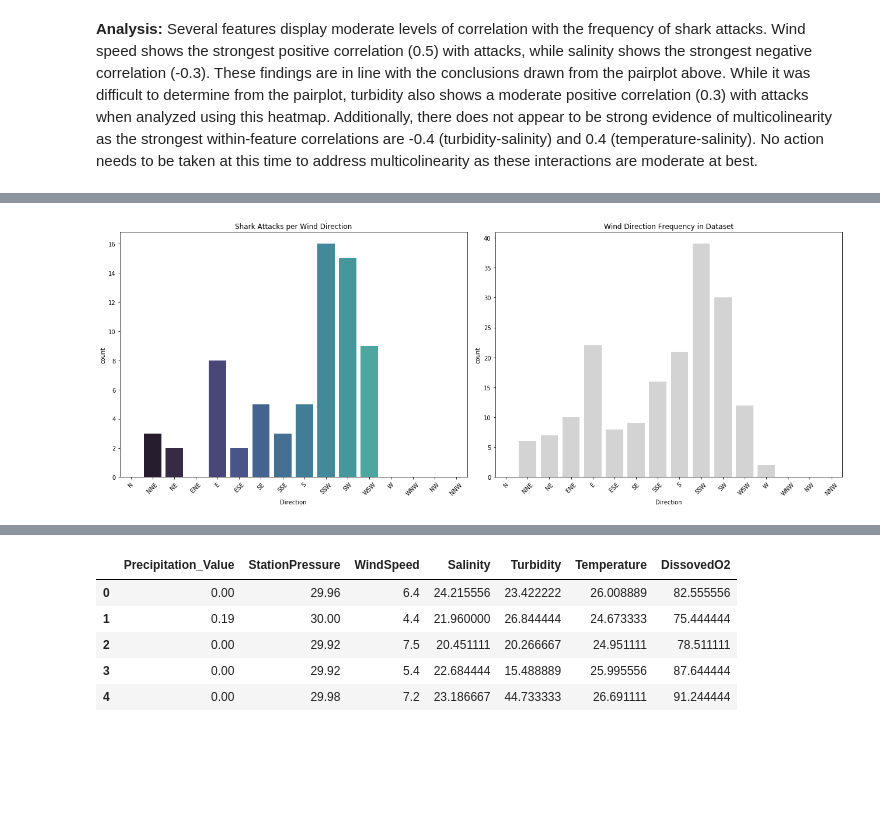
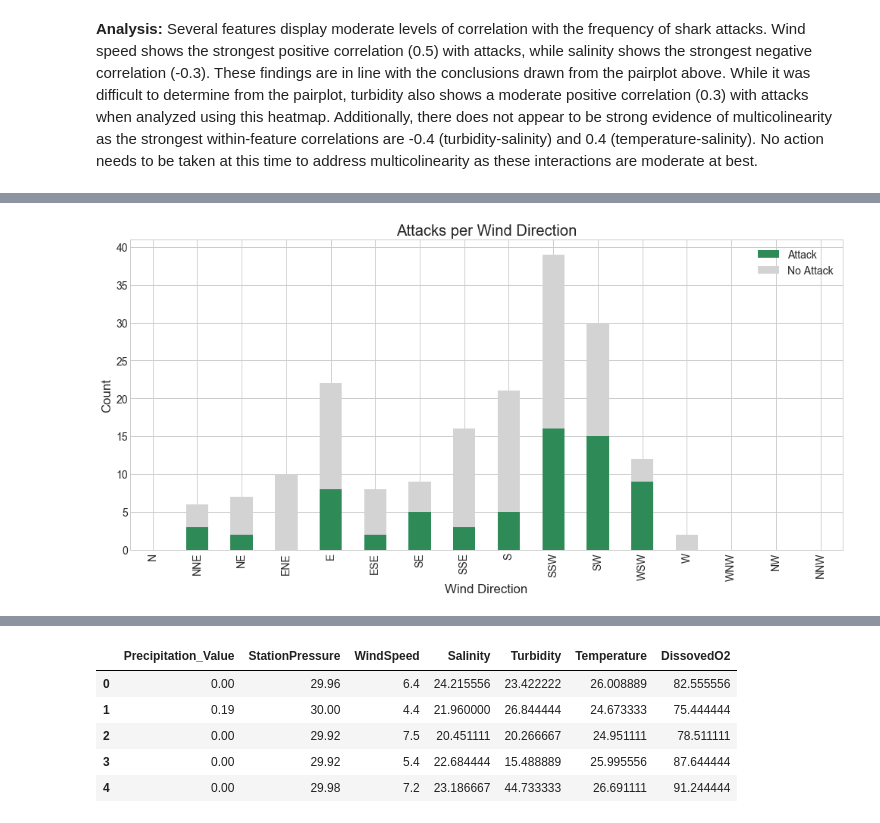
Before and after one commit to kpokrass/Shark_Attacks, a Jupyter notebook: shark_attacks.ipynb, the cells around one changed output, grey strips where cells are left out. Drawn from its saved outputs; the diff is of its cells as text; code cells hidden in the pictures; blank space fills up the shorter version.

```diff
--- a/shark_attacks.ipynb
+++ b/shark_attacks.ipynb
@@ -296,29 +280,25 @@ plt.tight_layout()
 # %%
 # Look for trend in categorical variable - Wind Direction
 
 directions = ['N', 'NNE', 'NE', 'ENE', 'E', 'ESE', 'SE', 'SSE', 'S', 'SSW', 'SW', 'WSW', 'W', 'WNW', 'NW', 'NNW']
 
-wind_freq = []
+wind_total = []
+wind_attack = []
 for wind in directions:
     total_wind = len(data_raw[data_raw.Direction == wind])
     attack_wind = len(attacks[attacks.Direction == wind])
-    if total_wind > 0 and attack_wind > 0:
-        wind_freq.append((attack_wind / total_wind))
-    else:
-        wind_freq.append(0)
+    wind_attack.append(attack_wind)
+    wind_total.append(total_wind-attack_wind)
 
-wind_freq_df = pd.DataFrame(np.array(wind_freq)).T
+wind_freq_df = pd.DataFrame(np.array([wind_attack, wind_total]))
 wind_freq_df.columns = directions
+wind_freq_df.index = ['Attack', 'No Attack']
 
-fig, ax = plt.subplots(1,2, figsize=(18,7))
-sns.countplot(x='Direction', data=attacks, order=directions, palette='mako', ax=ax[0])
-ax[0].set_title('Shark Attacks per Wind Direction')
-ax[0].xaxis.set_tick_params(rotation=45)
-sns.countplot(x='Direction', data=data_raw, order=directions, color='lightgrey', ax=ax[1])
-# sns.barplot(data=wind_freq_df, order=directions, color='lightgrey', ax=ax[1])
-ax[1].set_title('Wind Direction Frequency in Dataset')
-ax[1].xaxis.set_tick_params(rotation=45)
 
-plt.tight_layout()
+wind_freq_df.T.plot(kind='bar', stacked=True, colors=['seagreen', 'lightgrey'], figsize=(15,7),
+                    title='Attacks per Wind Direction')
+plt.xlabel('Wind Direction')
+plt.ylabel('Count')
+plt.show()
 # %% [output]
-[figure, old version]
+[figure, new version]
```
Also changed, not shown: parts of 41 cells of this notebook.
